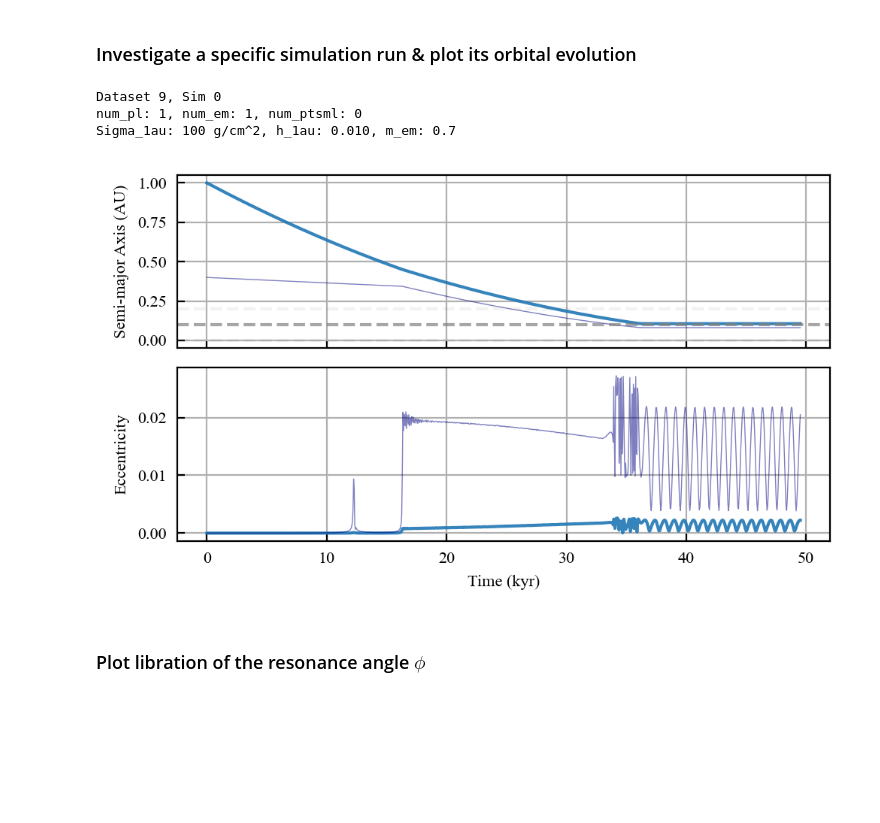
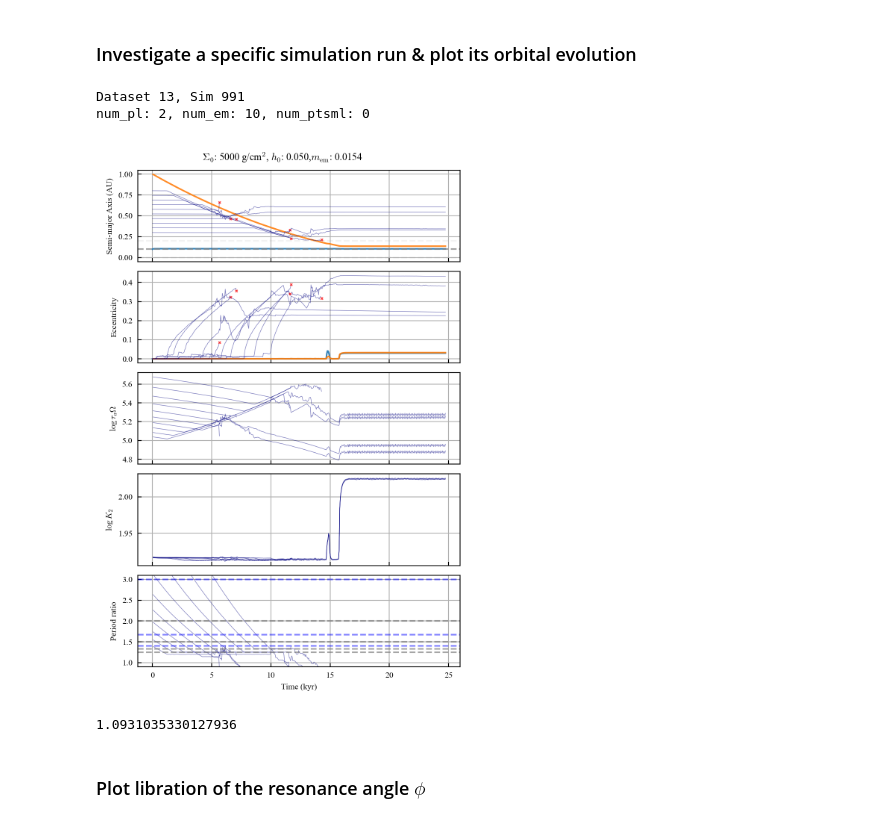
Before and after one commit to dchen10Git/uh-ifa-reu-2026, a Jupyter notebook: analyze_one_sim.ipynb, the cells around one changed output. Drawn from its saved outputs; the diff is of its cells as text; code cells hidden in the pictures; blank space fills up the shorter version.

```diff
--- a/analyze_one_sim.ipynb
+++ b/analyze_one_sim.ipynb
@@ -207,7 +207,7 @@ def plot_system(saved_sim, elements, num_pl, num_em, num_ptsml, t_units='kyr'):
         elif elements[i] == 'P_ratio_em':
             for i in range(num_pl, num_pl+num_em): # don't use num_ptsml as it doesn't include replenished ptsmls
                 name = rock_names[i]
-                ax.plot(times/time_factor, sim_data['planet b']["P"]/sim_data[name]["P"], **em_style)
+                ax.plot(times/time_factor, sim_data['planet c']["P"]/sim_data[name]["P"], **em_style)
                 plot_end_marker(ax, times/time_factor, sim_data[name]["P"], color='r', ms=1, mew=0.5, alpha=0.6)
 
             # Add horizontal lines for resonances
@@ -272,61 +272,92 @@ def plot_system(saved_sim, elements, num_pl, num_em, num_ptsml, t_units='kyr'):
         elif elements[i] == "log_tau_a_Omega":
             for i in range(num_pl, num_pl+num_em): # embryos
                 name = rock_names[i]
-                tau_a = ((-sim_data['planet b']["tau_a"])**-1 - (-sim_data[name]["tau_a"])**-1)**-1
-                ax.plot(times/time_factor, np.log10(tau_a * 2*np.pi / sim_data[name]["P"]), **em_style, label=name)
+                tau_a = (-sim_data['planet c']["tau_a"]**-1 - (-sim_data[name]["tau_a"]**-1))**-1
+                Omega = 2*np.pi/sim_data[name]["P"]
+                ax.plot(times/time_factor, np.log10(tau_a*Omega), **em_style, label=name)
             ax.set_ylabel(r"$\log \tau_a \Omega$")
             # ax.set_ylim(-5000000, 25000)
 
         elif elements[i] == "log_K2":
             for i in range(num_pl, num_pl+num_em): # embryos
                 name = rock_names[i]
-                tau_a = ((-sim_data['planet b']["tau_a"])**-1 - (-sim_data[name]["tau_a"])**-1)**-1
-                ax.plot(times/time_factor, np.log10(tau_a / -sim_data['planet b']["tau_e"]), **em_style, label=name)
+                tau_a = ((-sim_data['planet c']["tau_a"])**-1 - (-sim_data[name]["tau_a"])**-1)**-1
+                ax.plot(times/time_factor, np.log10(tau_a / -sim_data['planet c']["tau_e"]), **em_style, label=name)
             ax.set_ylabel(r"$\log K_2$")
+
+        elif elements[i] == "tau_e":
+            for i in range(num_pl):
+                name = rock_names[i]
+                ax.plot(times/time_factor, -sim_data[name]["tau_e"], **pl_style, label=name)
+
+         # Another loop to prevent color confusion
+            for i in range(num_pl):
+                name = rock_names[i]
+                plot_end_marker(ax, times/time_factor, -sim_data[name]["tau_e"], c=f'C{i}', ms=5, mew=2.5)
+
+            for i in range(0, num_em, 1):
+                name = rock_names[i+num_pl]
+                ax.plot(times/time_factor, -sim_data[name]["tau_e"], **em_style)
+                plot_end_marker(ax, times/time_factor, -sim_data[name]["tau_e"], color='r', ms=2, mew=1, alpha=0.7)
+
+            for i in range(0, len(rock_names)-num_pl-num_em): # don't use num_ptsml as it doesn't include replenished ptsmls
+                name = rock_names[i+num_pl+num_em]
+                ax.plot(times/time_factor, -sim_data[name]["tau_e"], **ptsml_style)
+                plot_end_marker(ax, times/time_factor, -sim_data[name][" tau_e"], color='r', ms=1, mew=0.5, alpha=0.6)
+
+            ax.set_ylabel(r"$\tau_e$")
+
 
     axs[-1].set_xlabel("Time (kyr)")
     for ax in axs:
         # ax.legend(fontsize=6)
         ax.grid(True)
 
     fig.subplots_adjust(hspace=0)
 
-    # plt.suptitle("Orbital Evolution")
+    if 'm_em' in metadata:
+        plt.suptitle(f"$\Sigma_0$: {metadata['Sigma_1au']:.0f} g/cm$^2$, $h_0$: {metadata['h_1au']:.3f},$m_{{\\rm em}}$: {metadata['m_em']:.3g} ")
+    else:
+        plt.suptitle(f"$\Sigma_0$: {metadata['Sigma_1au']:.0f} g/cm$^2$, $h_0$: {metadata['h_1au']:.3f}")
     plt.tight_layout(); plt.show()
-    # plt.savefig("orbital_evo.svg", bbox_inches="tight")
+    # plt.savefig("Figures/orbital_evo.svg", bbox_inches="tight")
 
-dataset_id = 9
-sim_id = 990
+dataset_id = 13
+sim_id = 991
 
-elements = ['a', 'e']
+elements = ['a', 'e', 'log_tau_a_Omega', 'log_K2', 'P_ratio_em']
 
-for sim_id in range(sim_id, sim_id+1):
+for sim_id in range(sim_id, sim_id+1, 10):
 # for sim_id in inside_d:
     base_dir = Path.cwd()
     file_path = base_dir.parent / f"sim_results/dataset{dataset_id}" / f"sim{sim_id}.h5"
 
     try:
         saved_sim = reb_sims.load_simulation_run(file_path)
     except FileNotFoundError:
         print(f"Sim {sim_id} not found")
         continue
 
     sim_data, metadata = saved_sim
     m_star = metadata['m_star']
     rock_names = list(sim_data.keys())
     rocks = {p: sim_data[p] for p in rock_names}
     num_pl, num_em, num_ptsml = metadata['num_pl'], metadata['num_em'], metadata['num_ptsml']
 
     print(f"Dataset {dataset_id}, Sim {sim_id}")
     print(f"num_pl: {metadata['num_pl']}, num_em: {metadata['num_em']}, num_ptsml: {metadata['num_ptsml']}")
-    print(f"Sigma_1au: {metadata['Sigma_1au']:.0f} g/cm^2, h_1au: {metadata['h_1au']:.3f}, m_em: {metadata['m_em']}")
     # plot_system(saved_sim, ['a', 'e', 'P_ratio', 'tau_a'], num_pl, num_em, num_ptsml)
     plot_system(saved_sim, elements, num_pl, num_em, num_ptsml)
 # %% [output]
-Dataset 9, Sim 0
-num_pl: 1, num_em: 1, num_ptsml: 0
-Sigma_1au: 100 g/cm^2, h_1au: 0.010, m_em: 0.7
+Dataset 13, Sim 991
+num_pl: 2, num_em: 10, num_ptsml: 0
-[figure, old version]
+[figure, new version]
+# %%
+g = (8/7)**(2/3)
+0.359/g
+g
+# %% [output]
+1.0931035330127936
 # %% [markdown]
 ### Plot libration of the resonance angle $\phi$
 # %%
```
Also changed, not shown: parts of 1 cell of this notebook, 6 other files.
